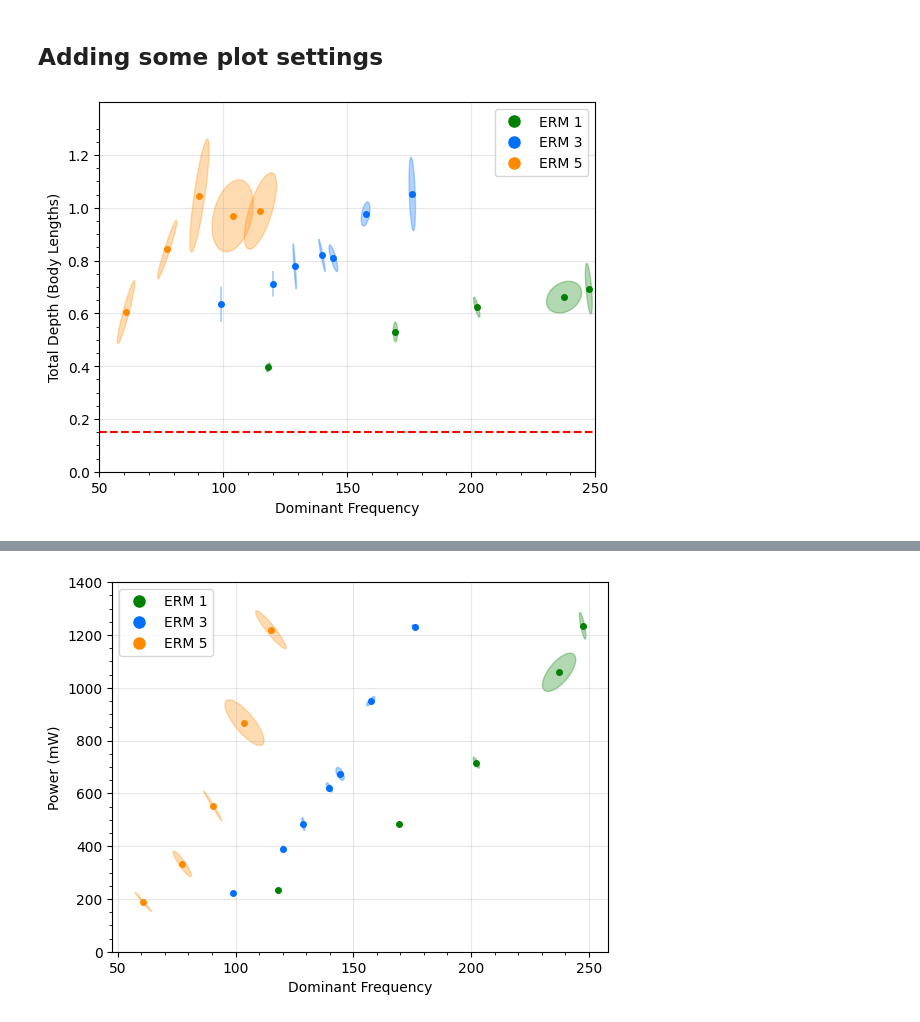
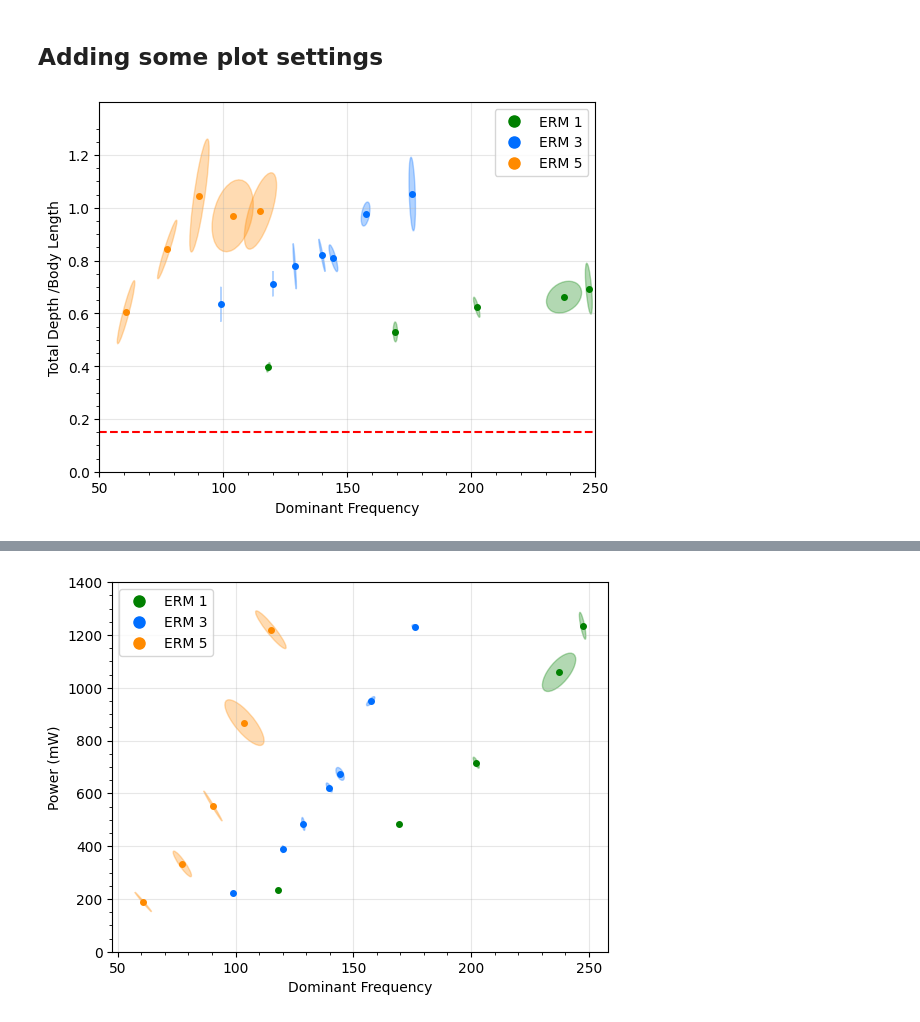
Before and after one commit to OzzysMess/clamming, a Jupyter notebook: master_notes.ipynb, the cells around one changed output, grey strips where cells are left out. Cells and saved outputs as stored; diff of their text form; code cells hidden in the pictures.

```diff
--- a/master_notes.ipynb
+++ b/master_notes.ipynb
@@ -209,28 +209,28 @@ def plot_mass_scatter(
 # %%
 # Frq vs Depth
 ax = plot_mass_scatter(
     data,
     lambda subset, mass: subset["Peak Frequency"].astype(float),
     lambda subset, mass: (subset["Total Depth (mm)"] / probe_length).astype(float),
     "Dominant Frequency",
-    "Total Depth (Body Lengths)",
+    "Total Depth /Body Length",
     xlim=(50, 250),
     ylim=(0, 1.4),
     confidence_ellipse=1,
 )
 # offsets
 a = 0
 b = 0
 
 ax.set_yticks(np.arange(0, pd+a, 0.2))
 ax.set_yticks(np.arange(0, pd+a, 0.2/4), minor=True)
 ax.set_xticks(np.arange(50, pf+b, 50))
 ax.set_xticks(np.arange(50, pf+b, 10), minor=True)
 # add line at y = 8/probe length
 ax.axhline(y=9/probe_length, color='red', linestyle='--', label='starting depth')
 plt.show()
 # %% [output]
-[figure, old version]
+[figure, new version]
 # %%
 # Power vs Depth
 ax = plot_mass_scatter(
```
Also changed, not shown: parts of 7 cells of this notebook.
